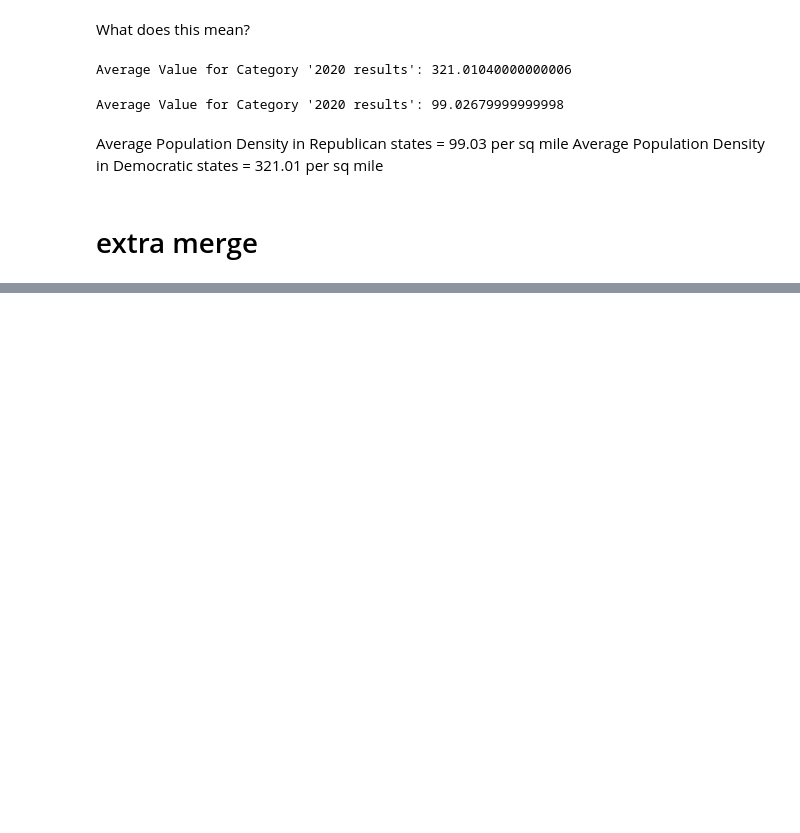
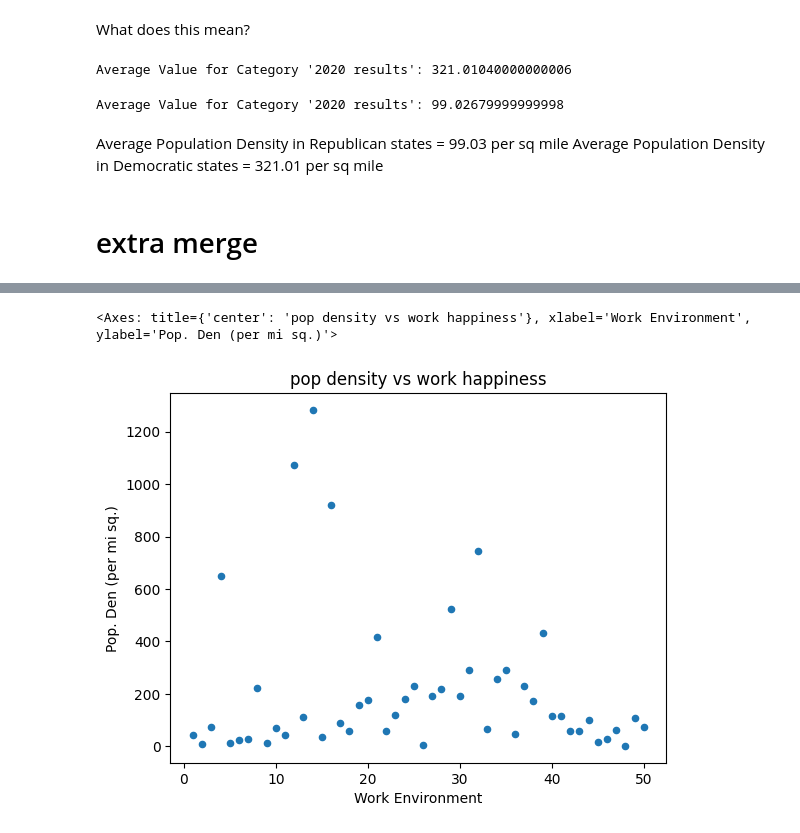
Before and after one commit to jmccahill5/datman, a Jupyter notebook: PS5.ipynb, the cells around one changed output, grey strips where cells are left out. Cells and saved outputs as stored; diff of their text form; code cells hidden in the pictures; blank space fills up the shorter version.

```diff
--- a/PS5.ipynb
+++ b/PS5.ipynb
@@ -926,0 +984,8 @@ ex1.csv  ex2.csv  sample_data
+# %%
+mergedSTATEHAPPY.plot(x='Work Environment', y='Pop. Den (per mi sq.)', kind='scatter', title='pop density vs work happiness')
+
+# Show the plot
+plt.show()
+# %% [output]
+<Axes: title={'center': 'pop density vs work happiness'}, xlabel='Work Environment', ylabel='Pop. Den (per mi sq.)'>
+[figure, added]
```
Also changed, not shown: parts of 14 cells of this notebook.
